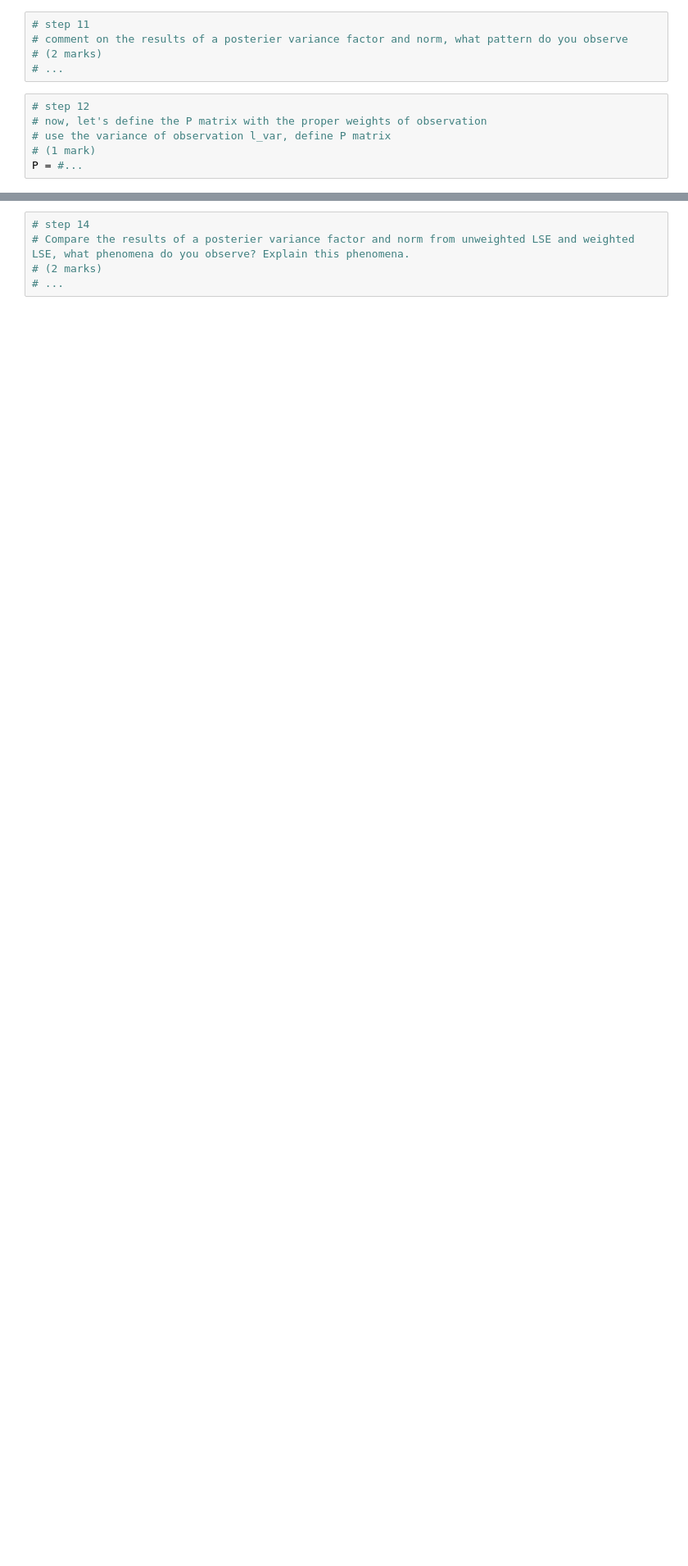
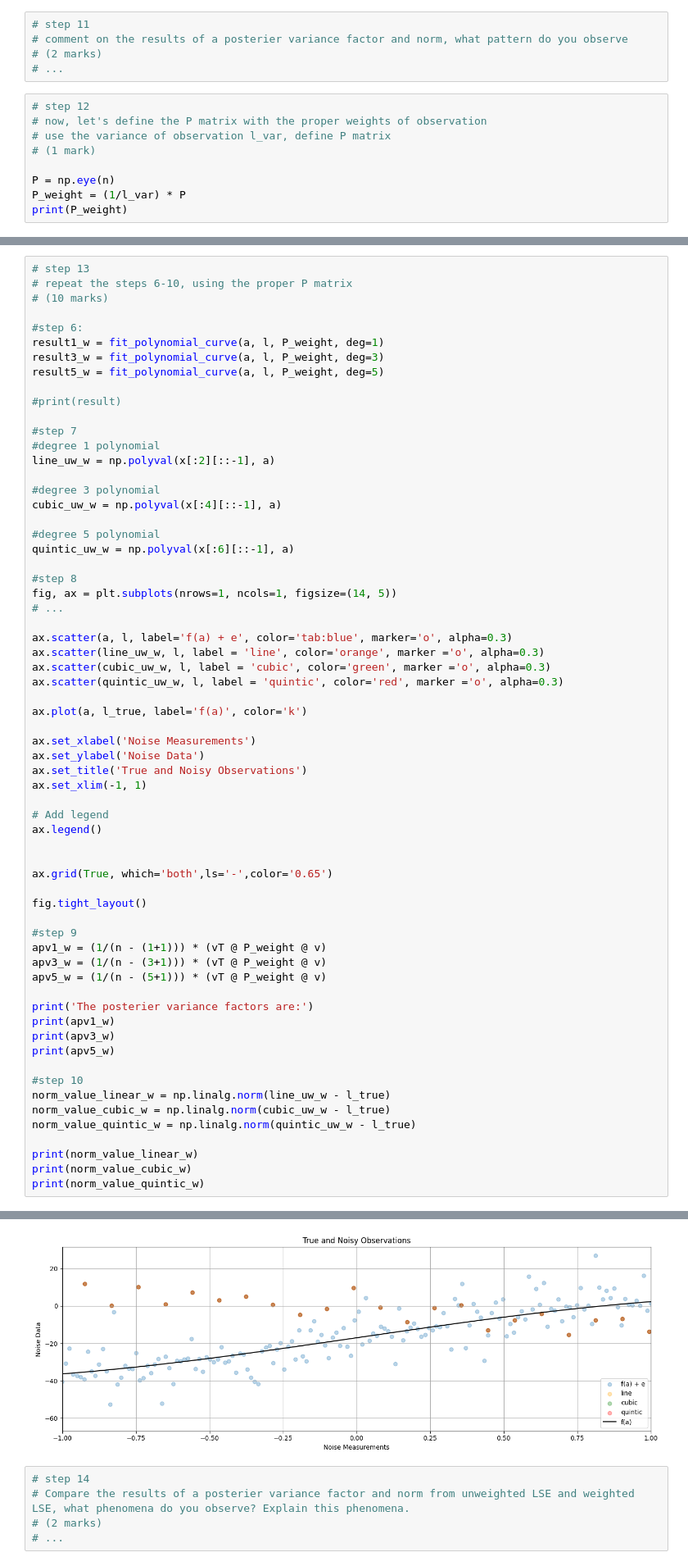
Before and after one commit to Rushad-UCalgary/engg680_2024_fall, a Jupyter notebook: Lab_Assignment2/Assignment2.ipynb, the cells around one changed output, grey strips where cells are left out. Shown at 82% size. Saved outputs shown, nothing was run; the diff lists cells and outputs as text; blank space fills up the shorter version.

```diff
--- a/Lab_Assignment2/Assignment2.ipynb
+++ b/Lab_Assignment2/Assignment2.ipynb
@@ -149,4 +288,7 @@ fig.tight_layout()
 # now, let's define the P matrix with the proper weights of observation
 # use the variance of observation l_var, define P matrix
 # (1 mark)
-P = #...
+
+P = np.eye(n)
+P_weight = (1/l_var) * P
+print(P_weight)
@@ -157,0 +303,65 @@ P = #...
+# %%
+# step 13
+# repeat the steps 6-10, using the proper P matrix
+# (10 marks)
+
+#step 6:
+result1_w = fit_polynomial_curve(a, l, P_weight, deg=1)
+result3_w = fit_polynomial_curve(a, l, P_weight, deg=3)
+result5_w = fit_polynomial_curve(a, l, P_weight, deg=5)
+
+#print(result)
+
+#step 7
+#degree 1 polynomial
+line_uw_w = np.polyval(x[:2][::-1], a)
+
+#degree 3 polynomial
+cubic_uw_w = np.polyval(x[:4][::-1], a)
+
+#degree 5 polynomial
+quintic_uw_w = np.polyval(x[:6][::-1], a)
+
+#step 8
+fig, ax = plt.subplots(nrows=1, ncols=1, figsize=(14, 5))
+# ...
+
+ax.scatter(a, l, label='f(a) + e', color='tab:blue', marker='o', alpha=0.3)
+ax.scatter(line_uw_w, l, label = 'line', color='orange', marker ='o', alpha=0.3)
+ax.scatter(cubic_uw_w, l, label = 'cubic', color='green', marker ='o', alpha=0.3)
+ax.scatter(quintic_uw_w, l, label = 'quintic', color='red', marker ='o', alpha=0.3)
+
+ax.plot(a, l_true, label='f(a)', color='k')
+
+ax.set_xlabel('Noise Measurements')
+ax.set_ylabel('Noise Data')
+ax.set_title('True and Noisy Observations')
+ax.set_xlim(-1, 1)
+
+# Add legend
+ax.legend()
+
+
+ax.grid(True, which='both',ls='-',color='0.65')
+
+fig.tight_layout()
+
+#step 9
+apv1_w = (1/(n - (1+1))) * (vT @ P_weight @ v)
+apv3_w = (1/(n - (3+1))) * (vT @ P_weight @ v)
+apv5_w = (1/(n - (5+1))) * (vT @ P_weight @ v)
+
+print('The posterier variance factors are:')
+print(apv1_w)
+print(apv3_w)
+print(apv5_w)
+
+#step 10
+norm_value_linear_w = np.linalg.norm(line_uw_w - l_true)
+norm_value_cubic_w = np.linalg.norm(cubic_uw_w - l_true)
+norm_value_quintic_w = np.linalg.norm(quintic_uw_w - l_true)
+
+print(norm_value_linear_w)
+print(norm_value_cubic_w)
+print(norm_value_quintic_w)
+# %% [output]
@@ -158,3 +375,4 @@ P = #...
+[figure, added]
 # %%
 # step 14
 # Compare the results of a posterier variance factor and norm from unweighted LSE and weighted LSE, what phenomena do you observe? Explain this phenomena.
```
Also changed, not shown: parts of 13 cells of this notebook, 2 other files.
